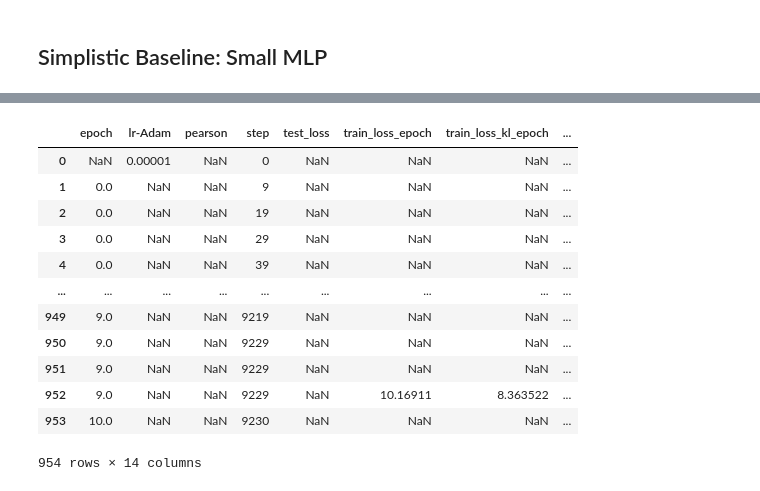
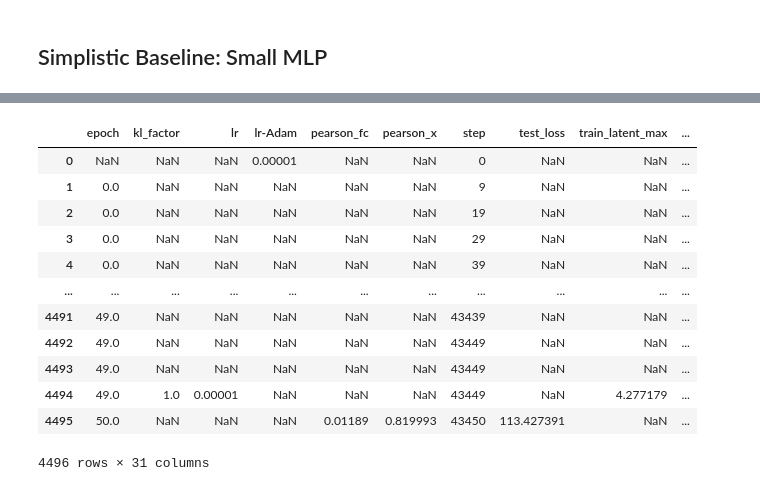
Before and after one commit to NTBiotech/scMLCourse, a Jupyter notebook: notebooks/task_3_perturbation.ipynb, the cells around one changed output, grey strips where cells are left out. Cells and saved outputs as stored; diff of their text form; code cells hidden in the pictures.

Commit message:
perturbation modeling via cvae finished

```diff
--- a/notebooks/task_3_perturbation.ipynb
+++ b/notebooks/task_3_perturbation.ipynb
@@ -45,0 +99,3 @@ baseline_model = Baseline(mlp_config, lr=0.001)
+# %%
+data_module.adata.obs["train_set"] = data_module.adata.obs["perturbed_condition"].map(lambda x: x in data_module.train_genes)
+data_module.adata.obs[["perturbed_gene", "perturbation_2", "train_set"]].value_counts().reset_index().pivot(index="perturbed_gene", columns=["perturbation_2", "train_set"])
@@ -63,14 +207,14 @@ gc.collect()
 # %%
 in_dim=data_module.n_vars
 latent_dim = 512
-dropout=0.5
+dropout=0.1
 encoder_kwargs = dict(
-    hidden_dims=(in_dim, in_dim, latent_dim, latent_dim),
+    hidden_dims=(in_dim, in_dim, in_dim, latent_dim, latent_dim),
+    dropout=0
+)
+decoder_kwargs = dict(
+    hidden_dims=(latent_dim+in_dim, in_dim, in_dim, in_dim, in_dim),
     dropout=dropout
 )
-decoder_kwargs = dict(
-    hidden_dims=(latent_dim+in_dim, in_dim, in_dim, in_dim),
-    dropout=dropout
-)
-cvae = cVAE(in_dim = in_dim, latent_dim=latent_dim, encoder_kwargs = encoder_kwargs, decoder_kwargs = decoder_kwargs, lr=0.001, kl_midpoint=2)
+cvae = cVAE(in_dim = in_dim, latent_dim=latent_dim, encoder_kwargs = encoder_kwargs, decoder_kwargs = decoder_kwargs, lr=0.00001, kl_midpoint=10)
 # %% [output]
@@ -89,8 +225,8 @@ cvae = cVAE(in_dim = in_dim, latent_dim=latent_dim, encoder_kwargs = encoder_kwa
 model, test_scores, logged_dir = train(
     cvae,
     data_module,
-    max_epochs = 1000,
-    patience = 15,
+    max_epochs = 50,
+    patience = 100,
     log_dir = log_dir,
     run_name = "cvae",
     seed = 0,
@@ -158,18 +279,18 @@ NameError: name 'fc' is not defined
 # %%
-logs = pd.read_csv(log_dir/"cvae/version_1/metrics.csv")
+logs = pd.read_csv(logged_dir+"/metrics.csv")
 logs
 # %% [output]
-|  | epoch | lr-Adam | pearson | step | test_loss | train_loss_epoch | train_loss_kl_epoch | ... |
-| 0 | NaN | 0.00001 | NaN | 0 | NaN | NaN | NaN | ... |
-| 1 | 0.0 | NaN | NaN | 9 | NaN | NaN | NaN | ... |
-| 2 | 0.0 | NaN | NaN | 19 | NaN | NaN | NaN | ... |
-| 3 | 0.0 | NaN | NaN | 29 | NaN | NaN | NaN | ... |
-| 4 | 0.0 | NaN | NaN | 39 | NaN | NaN | NaN | ... |
-| ... | ... | ... | ... | ... | ... | ... | ... | ... |
-| 949 | 9.0 | NaN | NaN | 9219 | NaN | NaN | NaN | ... |
-| 950 | 9.0 | NaN | NaN | 9229 | NaN | NaN | NaN | ... |
-| 951 | 9.0 | NaN | NaN | 9229 | NaN | NaN | NaN | ... |
-| 952 | 9.0 | NaN | NaN | 9229 | NaN | 10.16911 | 8.363522 | ... |
-| 953 | 10.0 | NaN | NaN | 9230 | NaN | NaN | NaN | ... |
+|  | epoch | kl_factor | lr | lr-Adam | pearson_fc | pearson_x | step | test_loss | train_latent_max | ... |
+| 0 | NaN | NaN | NaN | 0.00001 | NaN | NaN | 0 | NaN | NaN | ... |
+| 1 | 0.0 | NaN | NaN | NaN | NaN | NaN | 9 | NaN | NaN | ... |
+| 2 | 0.0 | NaN | NaN | NaN | NaN | NaN | 19 | NaN | NaN | ... |
+| 3 | 0.0 | NaN | NaN | NaN | NaN | NaN | 29 | NaN | NaN | ... |
+| 4 | 0.0 | NaN | NaN | NaN | NaN | NaN | 39 | NaN | NaN | ... |
+| ... | ... | ... | ... | ... | ... | ... | ... | ... | ... | ... |
+| 4491 | 49.0 | NaN | NaN | NaN | NaN | NaN | 43439 | NaN | NaN | ... |
+| 4492 | 49.0 | NaN | NaN | NaN | NaN | NaN | 43449 | NaN | NaN | ... |
+| 4493 | 49.0 | NaN | NaN | NaN | NaN | NaN | 43449 | NaN | NaN | ... |
+| 4494 | 49.0 | 1.0 | 0.00001 | NaN | NaN | NaN | 43449 | NaN | 4.277179 | ... |
+| 4495 | 50.0 | NaN | NaN | NaN | 0.01189 | 0.819993 | 43450 | 113.427391 | NaN | ... |
-954 rows × 14 columns
+4496 rows × 31 columns
 # %%
```
Also changed, not shown: parts of 16 cells of this notebook, 1 other file.
